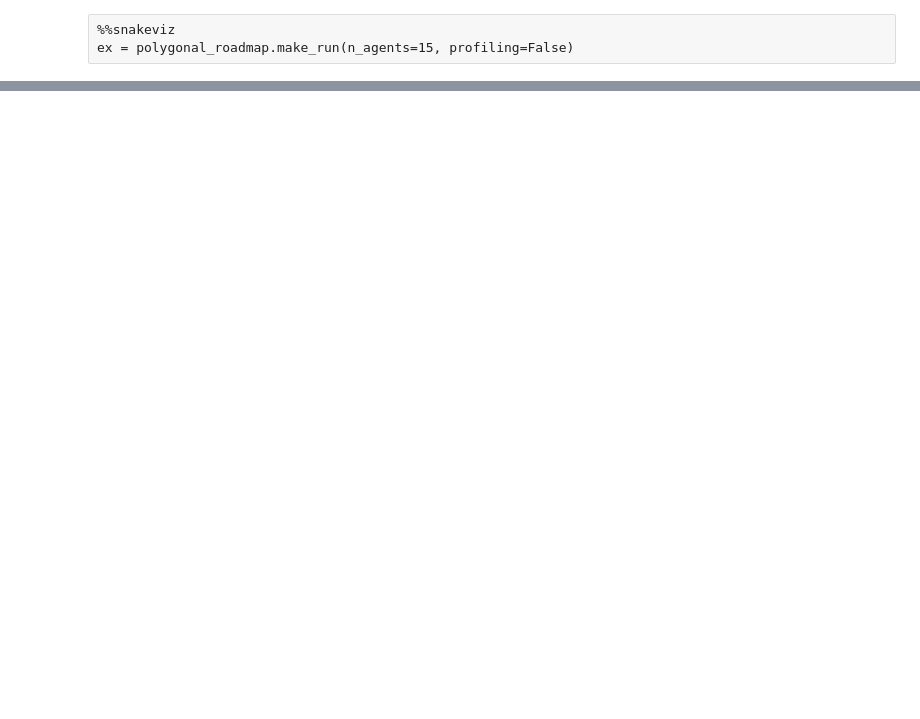
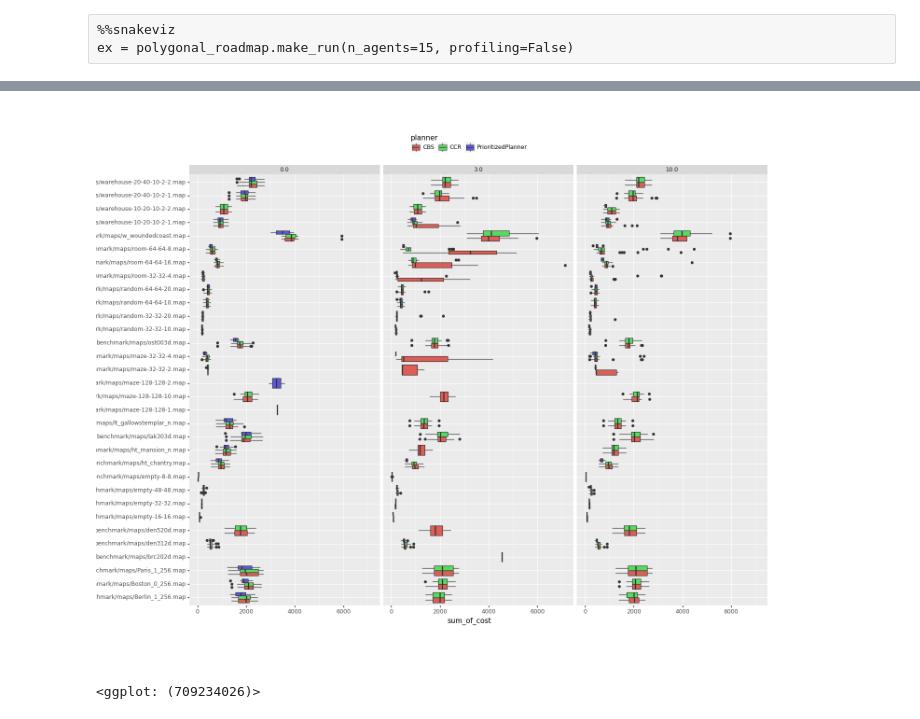
Before and after one commit to ovgu-FINken/polygonal_roadmaps, a Jupyter notebook: Pathfinding.ipynb, the cells around one changed output, grey strips where cells are left out. Drawn from its saved outputs; the diff is of its cells as text; code cells hidden in the pictures; blank space fills up the shorter version.

```diff
--- a/Pathfinding.ipynb
+++ b/Pathfinding.ipynb
@@ -154,0 +164,4 @@ d[1].loc[d[1].function.eq('(astar_path)')].ncalls
+# %%
+df = d[1]
+df['|sta*|'] = df['spacetime_astar'] / df['makespan']
+df['|a*|'] = df['spatial_astar'] / df['makespan']
@@ -154,0 +238,5 @@ d[1].loc[d[1].function.eq('(astar_path)')].ncalls
+# %%
+ggplot(df.loc[df.k.gt(0) & df.social_reward.eq(0)& df.anti_social_punishment.eq(0)], aes(x="map_file", y="sum_of_cost", fill="planner")) + geom_boxplot(position="dodge") + coord_flip() + facet_wrap(["horizon"]) + theme(figure_size=(16,12), legend_position="top")
+# %% [output]
+[figure, added]
+<ggplot: (709234026)>
```
Also changed, not shown: parts of 50 cells of this notebook.
